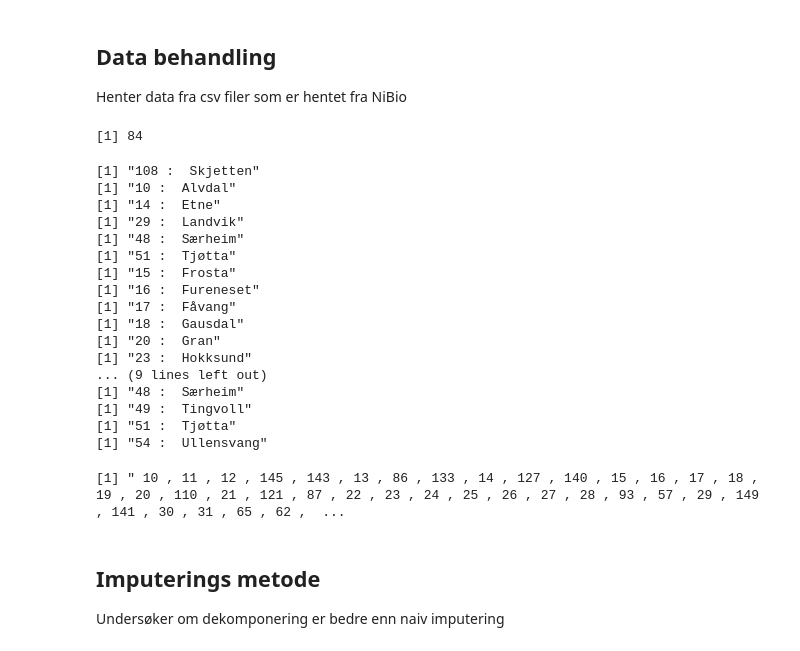
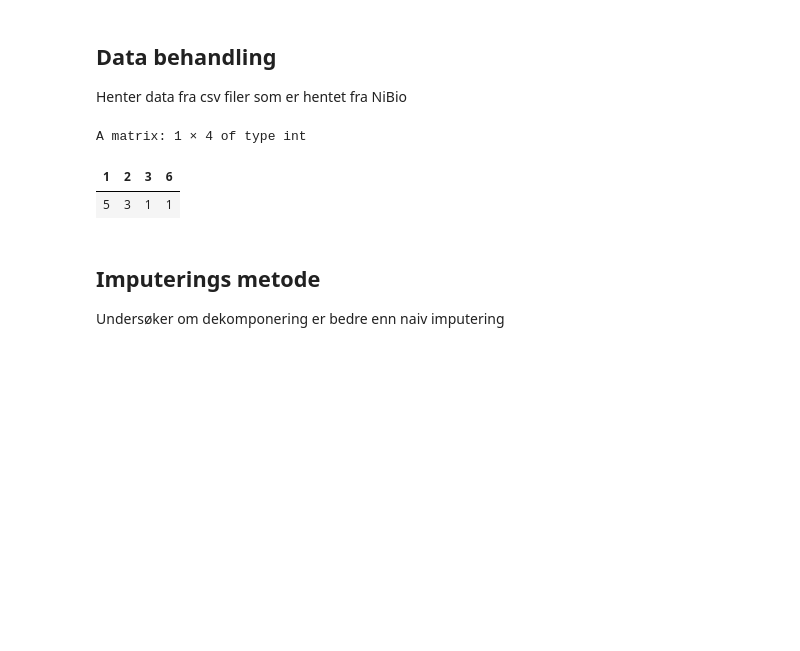
Before and after one commit to ConAltDelete/MT24CS, a Jupyter notebook: programs/R/dataviz_r.ipynb, the cells around one changed output. Saved outputs shown, nothing was run; the diff lists cells and outputs as text; code cells hidden in the pictures; blank space fills up the shorter version.

```diff
--- a/programs/R/dataviz_r.ipynb
+++ b/programs/R/dataviz_r.ipynb
@@ -136,33 +164,11 @@ station_names <- read.csv(DATA_INFO_NIBIO_FILE,
                           row.names="ID",
                           colClasses=c(ID="integer",Navn="character"))
 # %%
-nrow(station_names)
-for(ID in nibio_id){
-    print(paste(ID, ":", station_names[as.character(ID),]))
-}
+t(as.matrix(table(rle(c(1,0,0,0,0,0,0,1,1,0,1,1,1,0,0,1,1,0,1,0))$lengths)))
 # %% [output]
-[1] 84
+A matrix: 1 × 4 of type int
-[1] "108 :  Skjetten"
-[1] "10 :  Alvdal"
-[1] "14 :  Etne"
-[1] "29 :  Landvik"
-[1] "48 :  Særheim"
-[1] "51 :  Tjøtta"
-[1] "15 :  Frosta"
-[1] "16 :  Fureneset"
-[1] "17 :  Fåvang"
-[1] "18 :  Gausdal"
-[1] "20 :  Gran"
-[1] "23 :  Hokksund"
-... (9 lines left out)
-[1] "48 :  Særheim"
-[1] "49 :  Tingvoll"
-[1] "51 :  Tjøtta"
-[1] "54 :  Ullensvang"
+| 1 | 2 | 3 | 6 |
+| 5 | 3 | 1 | 1 |
-# %%
-print(command)
-# %% [output]
-[1] " 10 , 11 , 12 , 145 , 143 , 13 , 86 , 133 , 14 , 127 , 140 , 15 , 16 , 17 , 18 , 19 , 20 , 110 , 21 , 121 , 87 , 22 , 23 , 24 , 25 , 26 , 27 , 28 , 93 , 57 , 29 , 149 , 141 , 30 , 31 , 65 , 62 ,  ...
 # %% [markdown]
 ## Imputerings metode
 
```
Also changed, not shown: parts of 3 cells of this notebook.
